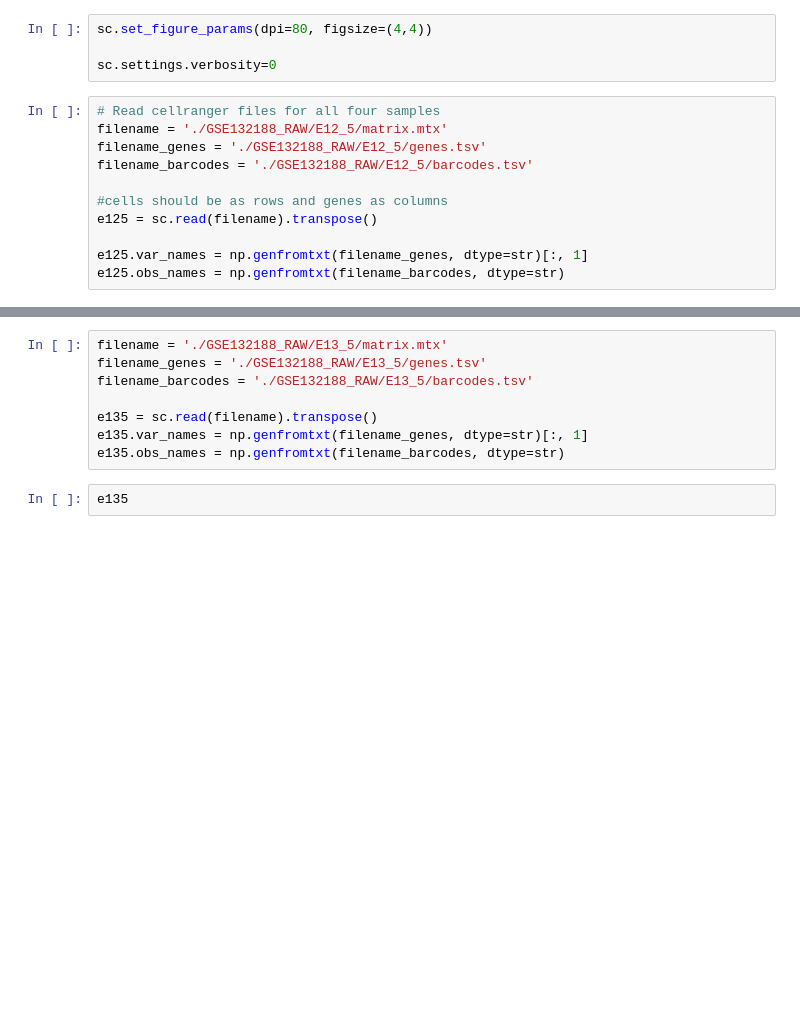
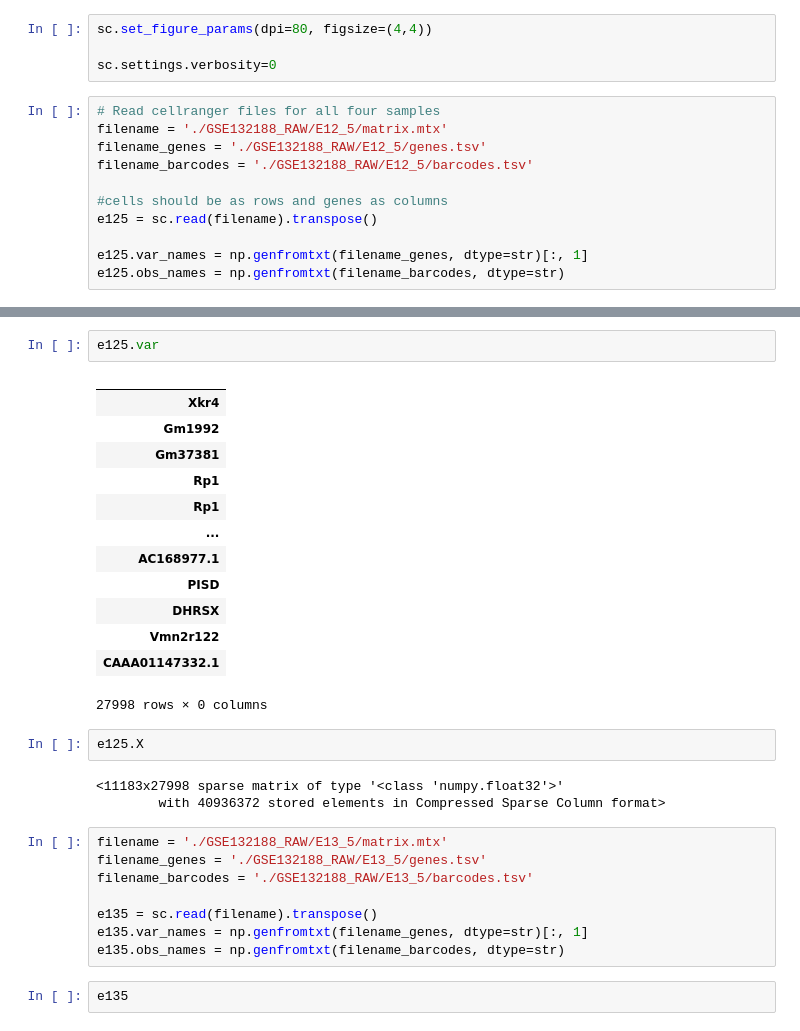
Before and after one commit to roya-abs/scRNAseq, a Jupyter notebook: practicals/QC_normalization.ipynb, the cells around one changed output, grey strips where cells are left out. Saved outputs shown, nothing was run; the diff lists cells and outputs as text; blank space fills up the shorter version.

```diff
--- a/practicals/QC_normalization.ipynb
+++ b/practicals/QC_normalization.ipynb
@@ -31,3 +49,24 @@ e125
+# %%
+e125.var
+# %% [output]
+|  |
+| Xkr4 |
+| Gm1992 |
+| Gm37381 |
+| Rp1 |
+| Rp1 |
+| ... |
+| AC168977.1 |
+| PISD |
+| DHRSX |
+| Vmn2r122 |
+| CAAA01147332.1 |
+27998 rows × 0 columns
+# %%
+e125.X
+# %% [output]
+<11183x27998 sparse matrix of type '<class 'numpy.float32'>'
+        with 40936372 stored elements in Compressed Sparse Column format>
 # %%
 filename = './GSE132188_RAW/E13_5/matrix.mtx'
 filename_genes = './GSE132188_RAW/E13_5/genes.tsv'
```
Also changed, not shown: parts of 26 cells of this notebook, 1 other file.
